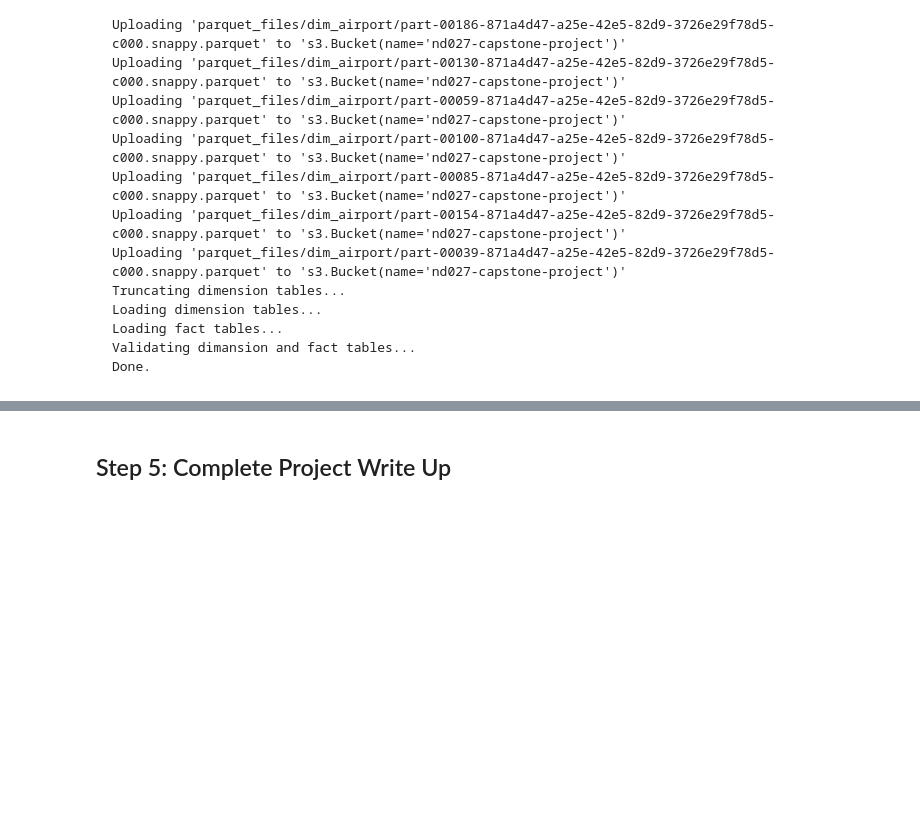
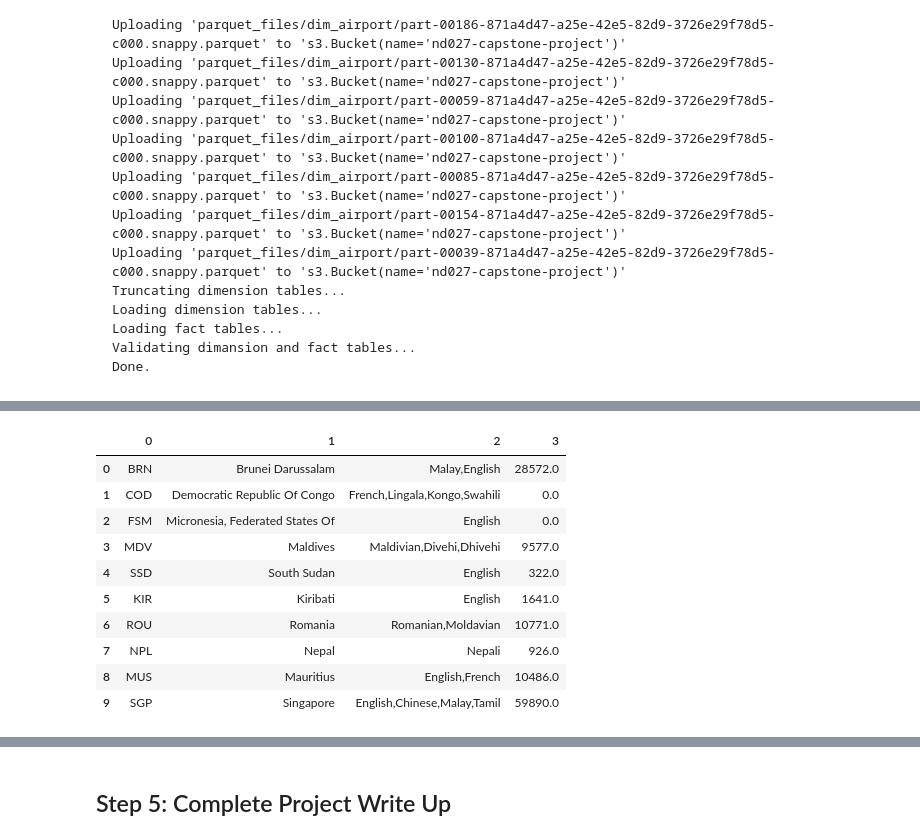
Before and after one commit to abarto/nd027-capstone-project, a Jupyter notebook: Data Engineering Nanodegree - Capstone Project.ipynb, the cells around one changed output, grey strips where cells are left out. Cells and saved outputs as stored; diff of their text form; code cells hidden in the pictures; blank space fills up the shorter version.

```diff
--- a/Data Engineering Nanodegree - Capstone Project.ipynb
+++ b/Data Engineering Nanodegree - Capstone Project.ipynb
@@ -1671,0 +1704,14 @@ Done.
+# %%
+pd.DataFrame(cursor.fetchall())
+# %% [output]
+|  | 0 | 1 | 2 | 3 |
+| 0 | BRN | Brunei Darussalam | Malay,English | 28572.0 |
+| 1 | COD | Democratic Republic Of Congo | French,Lingala,Kongo,Swahili | 0.0 |
+| 2 | FSM | Micronesia, Federated States Of | English | 0.0 |
+| 3 | MDV | Maldives | Maldivian,Divehi,Dhivehi | 9577.0 |
+| 4 | SSD | South Sudan | English | 322.0 |
+| 5 | KIR | Kiribati | English | 1641.0 |
+| 6 | ROU | Romania | Romanian,Moldavian | 10771.0 |
+| 7 | NPL | Nepal | Nepali | 926.0 |
+| 8 | MUS | Mauritius | English,French | 10486.0 |
+| 9 | SGP | Singapore | English,Chinese,Malay,Tamil | 59890.0 |
```
Also changed, not shown: parts of 14 cells of this notebook.
